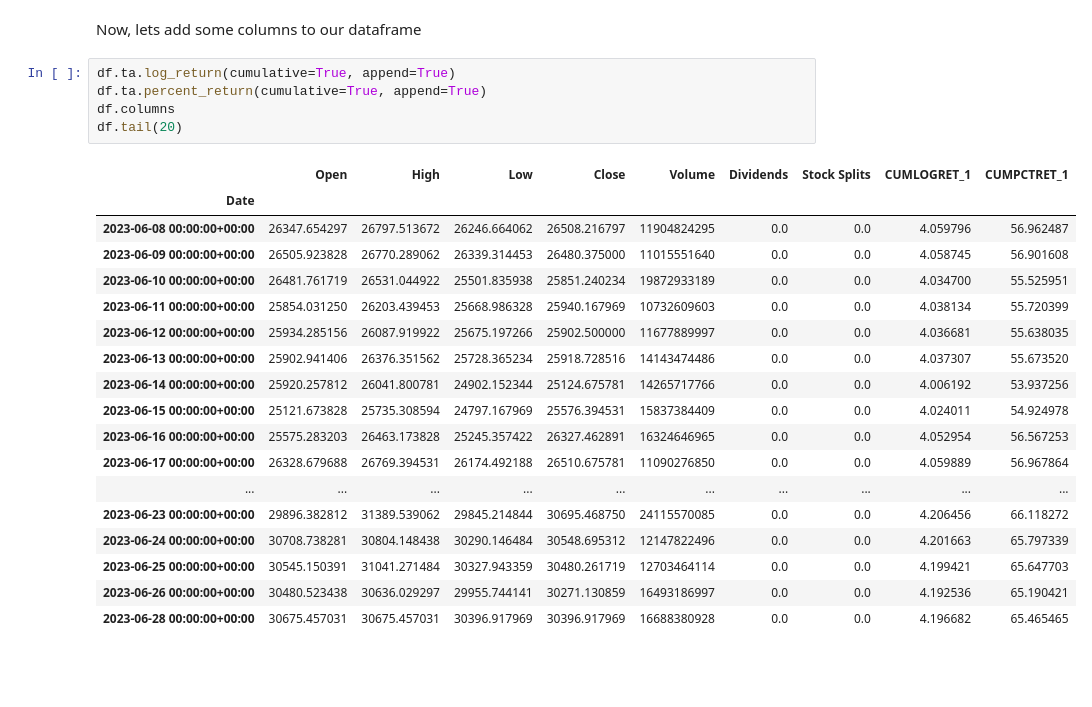
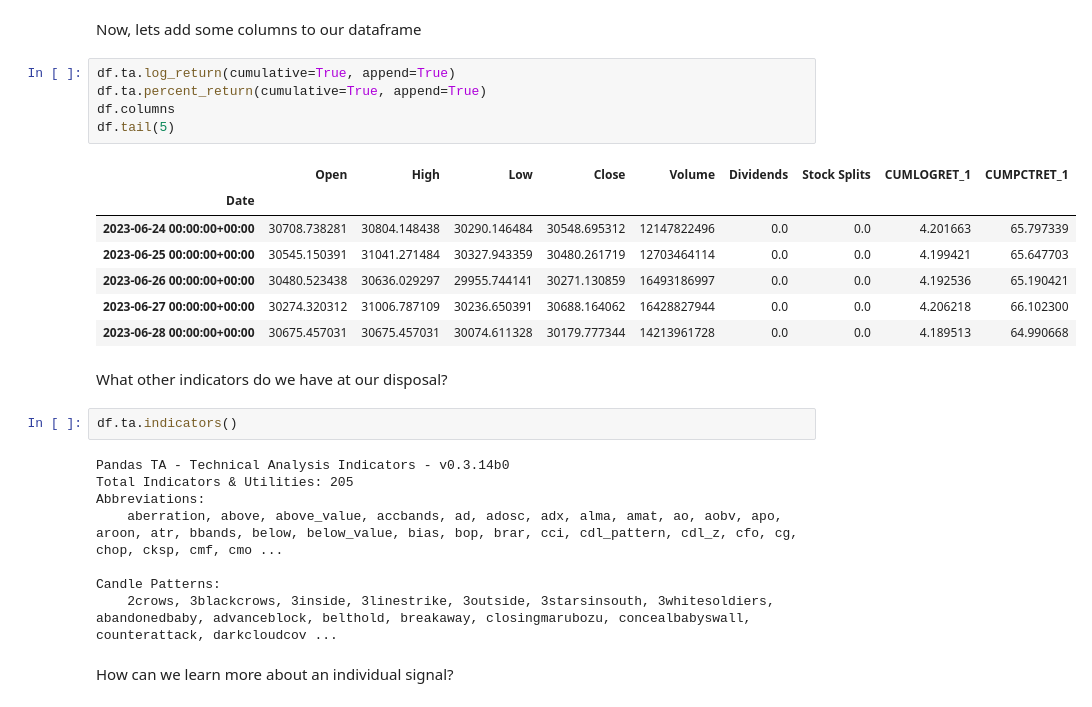
Before and after one commit to CoalMiner122113/stockBot, a Jupyter notebook: dataPlayground.ipynb, the cells around one changed output. Cells and saved outputs as stored; diff of their text form; blank space fills up the shorter version.

```diff
--- a/dataPlayground.ipynb
+++ b/dataPlayground.ipynb
@@ -103,24 +103,27 @@ Now, lets add some columns to our dataframe
 # %%
 df.ta.log_return(cumulative=True, append=True)
 df.ta.percent_return(cumulative=True, append=True)
 df.columns
-df.tail(20)
+df.tail(5)
 # %% [output]
 |  | Open | High | Low | Close | Volume | Dividends | Stock Splits | CUMLOGRET_1 | CUMPCTRET_1 |
 | Date |  |  |  |  |  |  |  |  |  |
-| 2023-06-08 00:00:00+00:00 | 26347.654297 | 26797.513672 | 26246.664062 | 26508.216797 | 11904824295 | 0.0 | 0.0 | 4.059796 | 56.962487 |
-| 2023-06-09 00:00:00+00:00 | 26505.923828 | 26770.289062 | 26339.314453 | 26480.375000 | 11015551640 | 0.0 | 0.0 | 4.058745 | 56.901608 |
-| 2023-06-10 00:00:00+00:00 | 26481.761719 | 26531.044922 | 25501.835938 | 25851.240234 | 19872933189 | 0.0 | 0.0 | 4.034700 | 55.525951 |
-| 2023-06-11 00:00:00+00:00 | 25854.031250 | 26203.439453 | 25668.986328 | 25940.167969 | 10732609603 | 0.0 | 0.0 | 4.038134 | 55.720399 |
-| 2023-06-12 00:00:00+00:00 | 25934.285156 | 26087.919922 | 25675.197266 | 25902.500000 | 11677889997 | 0.0 | 0.0 | 4.036681 | 55.638035 |
-| 2023-06-13 00:00:00+00:00 | 25902.941406 | 26376.351562 | 25728.365234 | 25918.728516 | 14143474486 | 0.0 | 0.0 | 4.037307 | 55.673520 |
-| 2023-06-14 00:00:00+00:00 | 25920.257812 | 26041.800781 | 24902.152344 | 25124.675781 | 14265717766 | 0.0 | 0.0 | 4.006192 | 53.937256 |
-| 2023-06-15 00:00:00+00:00 | 25121.673828 | 25735.308594 | 24797.167969 | 25576.394531 | 15837384409 | 0.0 | 0.0 | 4.024011 | 54.924978 |
-| 2023-06-16 00:00:00+00:00 | 25575.283203 | 26463.173828 | 25245.357422 | 26327.462891 | 16324646965 | 0.0 | 0.0 | 4.052954 | 56.567253 |
-| 2023-06-17 00:00:00+00:00 | 26328.679688 | 26769.394531 | 26174.492188 | 26510.675781 | 11090276850 | 0.0 | 0.0 | 4.059889 | 56.967864 |
-| ... | ... | ... | ... | ... | ... | ... | ... | ... | ... |
-| 2023-06-23 00:00:00+00:00 | 29896.382812 | 31389.539062 | 29845.214844 | 30695.468750 | 24115570085 | 0.0 | 0.0 | 4.206456 | 66.118272 |
 | 2023-06-24 00:00:00+00:00 | 30708.738281 | 30804.148438 | 30290.146484 | 30548.695312 | 12147822496 | 0.0 | 0.0 | 4.201663 | 65.797339 |
 | 2023-06-25 00:00:00+00:00 | 30545.150391 | 31041.271484 | 30327.943359 | 30480.261719 | 12703464114 | 0.0 | 0.0 | 4.199421 | 65.647703 |
 | 2023-06-26 00:00:00+00:00 | 30480.523438 | 30636.029297 | 29955.744141 | 30271.130859 | 16493186997 | 0.0 | 0.0 | 4.192536 | 65.190421 |
-| 2023-06-28 00:00:00+00:00 | 30675.457031 | 30675.457031 | 30396.917969 | 30396.917969 | 16688380928 | 0.0 | 0.0 | 4.196682 | 65.465465 |
+| 2023-06-27 00:00:00+00:00 | 30274.320312 | 31006.787109 | 30236.650391 | 30688.164062 | 16428827944 | 0.0 | 0.0 | 4.206218 | 66.102300 |
+| 2023-06-28 00:00:00+00:00 | 30675.457031 | 30675.457031 | 30074.611328 | 30179.777344 | 14213961728 | 0.0 | 0.0 | 4.189513 | 64.990668 |
+# %% [markdown]
+What other indicators do we have at our disposal?
+# %%
+df.ta.indicators()
+# %% [output]
+Pandas TA - Technical Analysis Indicators - v0.3.14b0
+Total Indicators & Utilities: 205
+Abbreviations:
+    aberration, above, above_value, accbands, ad, adosc, adx, alma, amat, ao, aobv, apo, aroon, atr, bbands, below, below_value, bias, bop, brar, cci, cdl_pattern, cdl_z, cfo, cg, chop, cksp, cmf, cmo ...
+
+Candle Patterns:
+    2crows, 3blackcrows, 3inside, 3linestrike, 3outside, 3starsinsouth, 3whitesoldiers, abandonedbaby, advanceblock, belthold, breakaway, closingmarubozu, concealbabyswall, counterattack, darkcloudcov ...
+# %% [markdown]
+How can we learn more about an individual signal?
```
Also changed, not shown: parts of 25 cells of this notebook, 2 other files.
